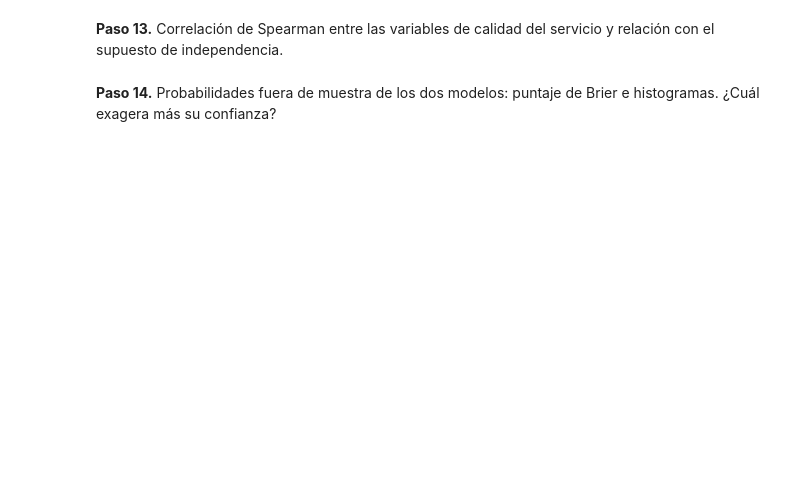
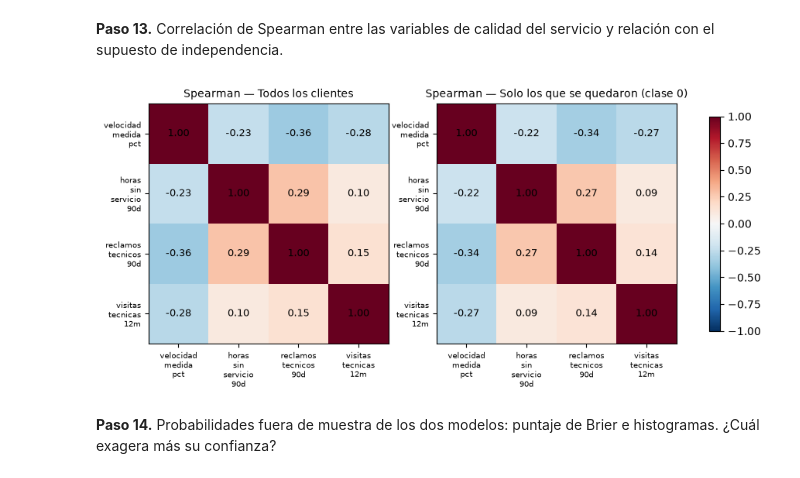
Before and after one commit to Nico-Olivera/Escenarios-aplicando-KNN-NB, a Jupyter notebook: materiales_estudiantes/caso2_nodo/caso2_nodo.ipynb, the cells around one changed output. Drawn from its saved outputs; the diff is of its cells as text; code cells hidden in the pictures; blank space fills up the shorter version.

```diff
--- a/materiales_estudiantes/caso2_nodo/caso2_nodo.ipynb
+++ b/materiales_estudiantes/caso2_nodo/caso2_nodo.ipynb
@@ -87,2 +438,19 @@ Ejecuten esta celda cada vez que terminen una función de `src/`.
+# %%
+CALIDAD = ["velocidad_medida_pct", "horas_sin_servicio_90d", "reclamos_tecnicos_90d", "visitas_tecnicas_12m"]
+rho_todos = Xtr[CALIDAD].corr(method="spearman")
+rho_clase0 = Xtr.loc[ytr == 0, CALIDAD].corr(method="spearman")   # dentro de los que se quedaron (condicionada a la clase)
+
+fig, ejes = plt.subplots(1, 2, figsize=(11, 4.5))
+for ax, rho, titulo in zip(ejes, [rho_todos, rho_clase0], ["Todos los clientes", "Solo los que se quedaron (clase 0)"]):
+    im = ax.imshow(rho.values, cmap="RdBu_r", vmin=-1, vmax=1)
+    ax.set_xticks(range(len(CALIDAD))); ax.set_xticklabels([c.replace("_", "\n") for c in CALIDAD], fontsize=7)
+    ax.set_yticks(range(len(CALIDAD))); ax.set_yticklabels([c.replace("_", "\n") for c in CALIDAD], fontsize=7)
+    for i in range(len(CALIDAD)):
+        for j in range(len(CALIDAD)):
+            ax.text(j, i, f"{rho.values[i, j]:.2f}", ha="center", va="center", fontsize=9)
+    ax.set_title(f"Spearman — {titulo}", fontsize=10)
+fig.colorbar(im, ax=ejes, shrink=0.8); plt.show()
+# %% [output]
+[figure, added]
 # %% [markdown]
 **Paso 14.** Probabilidades fuera de muestra de los dos modelos: puntaje de Brier e histogramas. ¿Cuál exagera más su confianza?
```
Also changed, not shown: parts of 70 cells of this notebook, 4 other files.
